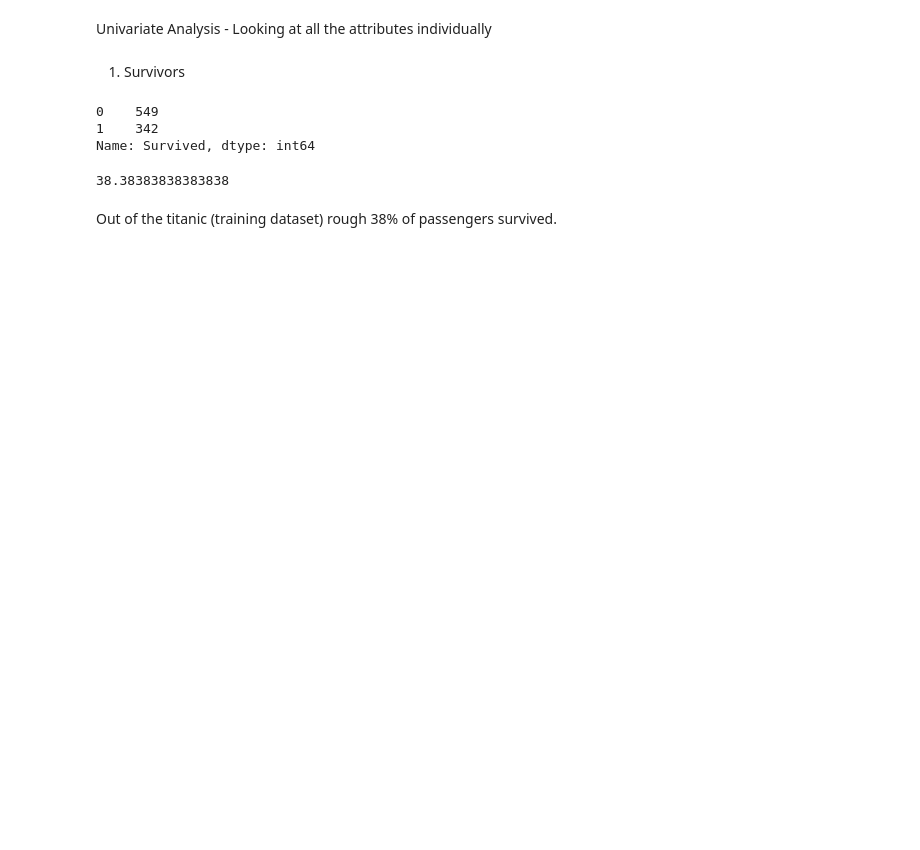
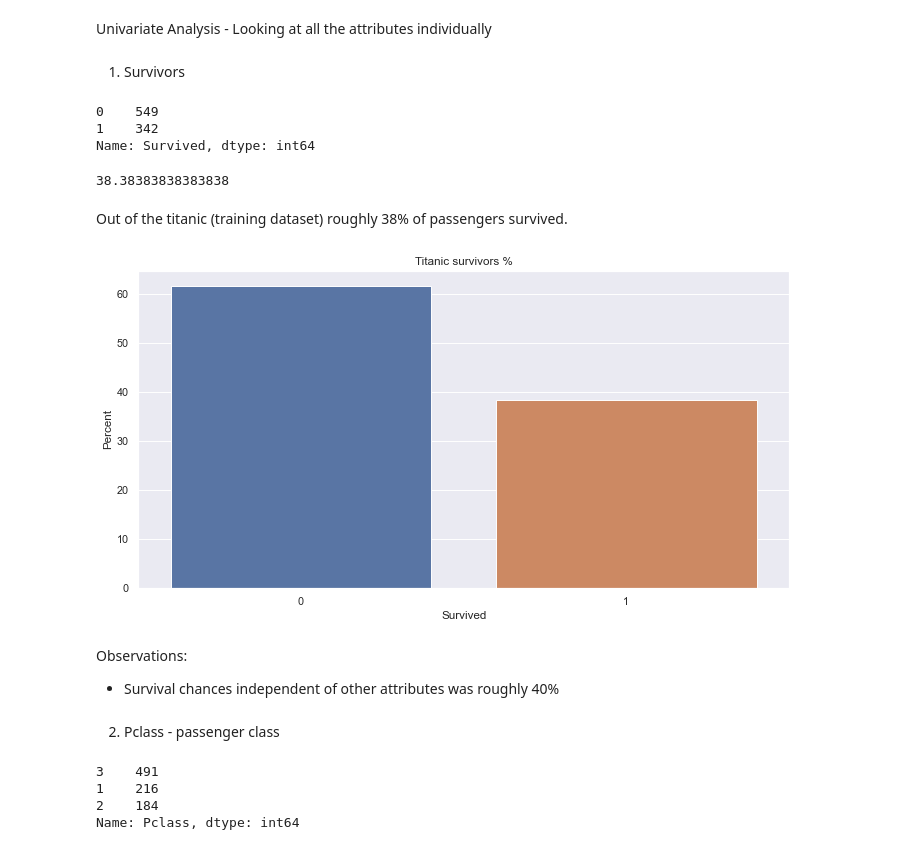
Before and after one commit to niekvanderzwaag/Titanic, a Jupyter notebook: Titanic EDA.ipynb, the cells around one changed output. Drawn from its saved outputs; the diff is of its cells as text; code cells hidden in the pictures; blank space fills up the shorter version.

```diff
--- a/Titanic EDA.ipynb
+++ b/Titanic EDA.ipynb
@@ -156,4 +155,22 @@ Name: Survived, dtype: int64
 # %% [output]
 38.38383838383838
 # %% [markdown]
-Out of the titanic (training dataset) rough 38% of passengers survived.
+Out of the titanic (training dataset) roughly 38% of passengers survived.
+# %%
+ax = sns.barplot(x='Survived', y='Survived', data=titanic, estimator=lambda x: len(x) / len(titanic) * 100)
+ax.set(ylabel="Percent")
+plt.title('Titanic survivors %');
+# %% [output]
+[figure, added]
+# %% [markdown]
+Observations:
+- Survival chances independent of other attributes was roughly 40%
+# %% [markdown]
+2. Pclass - passenger class
+# %%
+titanic['Pclass'].value_counts() #passangers per class
+# %% [output]
+3    491
+1    216
+2    184
+Name: Pclass, dtype: int64
```
Also changed, not shown: parts of 30 cells of this notebook.
